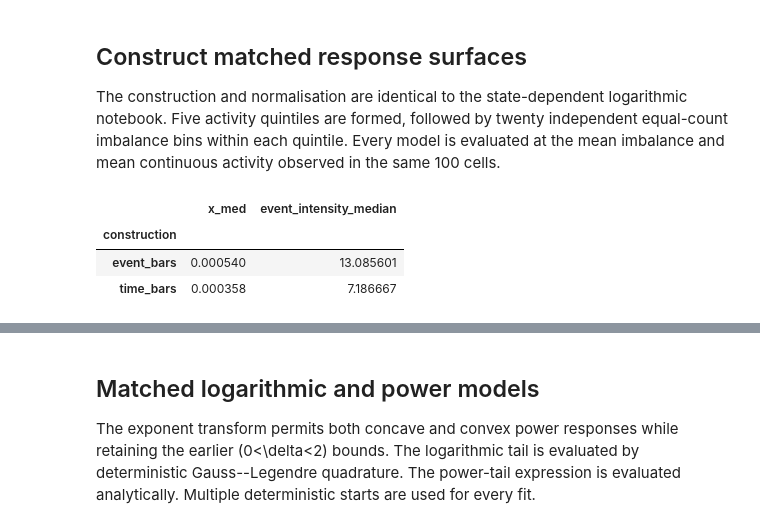
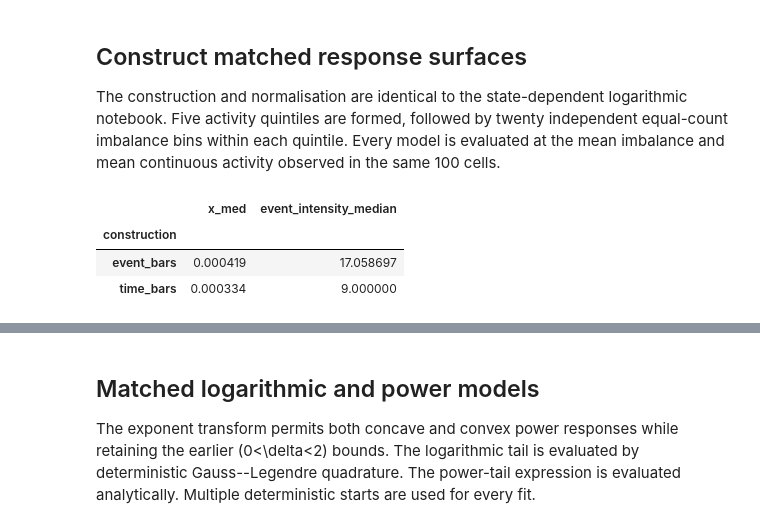
Before and after one commit to pdmillington/market-impact-research, a Jupyter notebook: crypto-impact-study/notebooks/PowerBaselineEffectiveLiquidity.ipynb, the cells around one changed output, grey strips where cells are left out. Cells and saved outputs as stored; diff of their text form; code cells hidden in the pictures.

```diff
--- a/crypto-impact-study/notebooks/PowerBaselineEffectiveLiquidity.ipynb
+++ b/crypto-impact-study/notebooks/PowerBaselineEffectiveLiquidity.ipynb
@@ -107,12 +107,20 @@ from src.crypto_impact.regime_analysis import build_analysis_table
 pd.set_option('display.max_columns', 100)
 pd.set_option('display.float_format', lambda value: f'{value:,.6f}')
 # %%
-DATA_DIR = PROJECT_DIR / 'data' / 'raw' / 'BTCUSDT_monthly'
+# Corrected trade events (one event per same-sign run of fills at a millisecond
+# timestamp, priced at the run's last fill; scripts/export_paper_events.py), on the
+# shared data drive. The legacy files (first-fill price and sign per timestamp,
+# 2025-01..2026-05; now in shared-data/legacy/) are no longer used.
+SHARED_ACADEMIC = PROJECT_DIR.parent / 'shared-data' / 'features' / 'academic' / 'symbol=BTCUSDT'
+DATA_DIR = Path(os.environ.get('CRYPTO_IMPACT_DATA_DIR', SHARED_ACADEMIC / 'paper_events_v2'))
+SAMPLE_START = os.environ.get('CRYPTO_IMPACT_SAMPLE_START', '2021-01')
+SAMPLE_END = os.environ.get('CRYPTO_IMPACT_SAMPLE_END', '2026-08')
+assert SAMPLE_END <= '2026-08', 'Data from 2026-09 onward is reserved for the alpha-search P-006 test.'
 FIGURE_DIR = Path(
-    os.environ.get('CRYPTO_IMPACT_FIGURE_DIR', PROJECT_DIR / 'reports' / 'figures')
+    os.environ.get('CRYPTO_IMPACT_FIGURE_DIR', PROJECT_DIR / 'reports' / 'redo' / 'paper' / 'figures')
 )
 TABLE_DIR = Path(
-    os.environ.get('CRYPTO_IMPACT_TABLE_DIR', PROJECT_DIR / 'reports' / 'tables')
+    os.environ.get('CRYPTO_IMPACT_TABLE_DIR', PROJECT_DIR / 'reports' / 'redo' / 'paper' / 'tables')
 )
 FIGURE_DIR.mkdir(parents=True, exist_ok=True)
 TABLE_DIR.mkdir(parents=True, exist_ok=True)
@@ -120,7 +128,10 @@ TABLE_DIR.mkdir(parents=True, exist_ok=True)
 EVENTS_PER_BAR = int(os.environ.get('CRYPTO_IMPACT_EVENTS_PER_BAR', '4000'))
 TIME_WINDOW = '5min'
 TRAILING_WINDOW = '1D'
-MIN_TRAILING_BARS = 100
+# Trailing 24 h benchmarks are defined once a full day has elapsed since the start of
+# the sample (time-based warm-up). A minimum bar count (previously 100 bars) instead
+# dropped bars from quiet periods.
+MIN_TRAILING_BARS = 1
 N_ACTIVITY_BINS = 5
 N_IMBALANCE_BINS = 20
 MIN_OBS_PER_CELL = int(os.environ.get('CRYPTO_IMPACT_MIN_OBS_PER_CELL', '50'))
@@ -133,7 +144,10 @@ MAX_FILES = MAX_FILES_ENV or None
 
 OUTPUT_STEM = f'power_baseline_liquidity_{EVENTS_PER_BAR}_event'
 
-files = sorted(DATA_DIR.glob('BTCUSDT-trades-*.parquet'))
+files = sorted(
+    path for path in DATA_DIR.glob('BTCUSDT-trades-*.parquet')
+    if SAMPLE_START <= path.stem.removeprefix('BTCUSDT-trades-') <= SAMPLE_END
+)
 if MAX_FILES is not None:
     files = files[:MAX_FILES]
 if not files:
@@ -158,6 +172,7 @@ def prepare_normalised_analysis(bars):
         analysis,
         window=TRAILING_WINDOW,
         min_periods=MIN_TRAILING_BARS,
+        require_full_window=True,
         timestamp_col='end_time',
     ).replace([np.inf, -np.inf], np.nan)
     analysis['block_day'] = pd.to_datetime(
@@ -190,43 +205,40 @@ def add_model_scales(data):
         'x_med': x_med,
         'event_intensity_median': intensity_med,
     }
 
 
 event_bars = build_fixed_event_bars(files, events_per_bar=EVENTS_PER_BAR)
 event_analysis, event_scales = add_model_scales(
     prepare_normalised_analysis(event_bars)
 )
 
-time_frames = []
-for path in files:
-    monthly = make_time_bars(load_monthly_trades(path), window=TIME_WINDOW)
-    monthly['start_time'] = monthly.index
-    monthly['end_time'] = monthly.index + pd.Timedelta(TIME_WINDOW)
-    monthly['duration_seconds'] = pd.Timedelta(TIME_WINDOW).total_seconds()
-    time_frames.append(monthly)
-time_bars = pd.concat(time_frames).sort_index()
+# Five-minute bars from a single read of each monthly file (shared builder).
+time_bars = build_time_bars(files, [TIME_WINDOW])[TIME_WINDOW]
+time_bars['start_time'] = time_bars.index
+time_bars['end_time'] = time_bars.index + pd.Timedelta(TIME_WINDOW)
+time_bars['duration_seconds'] = pd.Timedelta(TIME_WINDOW).total_seconds()
 if not time_bars.index.is_unique:
     raise ValueError('Five-minute bar start times are not unique.')
 time_analysis, time_scales = add_model_scales(
     prepare_normalised_analysis(time_bars)
 )
 
 analysis_samples = {
     'event_bars': event_analysis,
     'time_bars': time_analysis,
 }
 normalisation = pd.DataFrame({
     'event_bars': event_scales,
     'time_bars': time_scales,
 }).T
 normalisation.index.name = 'construction'
 
 normalisation
 # %% [output]
 |  | x_med | event_intensity_median |
 | construction |  |  |
-| event_bars | 0.000540 | 13.085601 |
-| time_bars | 0.000358 | 7.186667 |
+| event_bars | 0.000419 | 17.058697 |
+| time_bars | 0.000334 | 9.000000 |
 # %%
 def build_response_surface(data):
     columns = [
```
Also changed, not shown: parts of 10 cells of this notebook, 10 other files.
